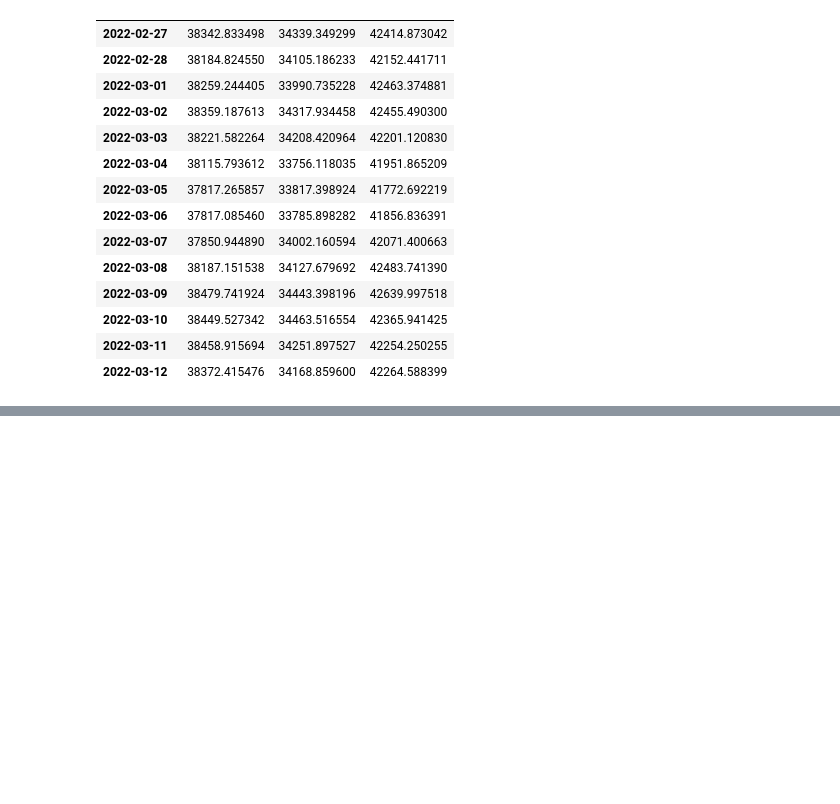
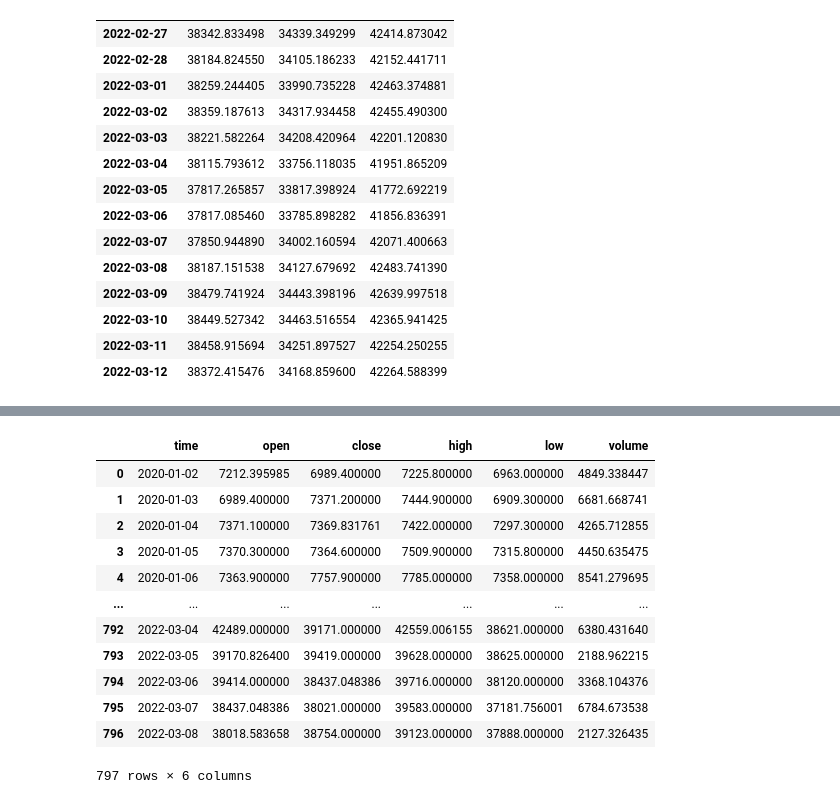
Before and after one commit to lamtrinh259/crypto_backend, a Jupyter notebook: Untitled.ipynb, the cells around one changed output, grey strips where cells are left out. Saved outputs shown, nothing was run; the diff lists cells and outputs as text; code cells hidden in the pictures; blank space fills up the shorter version.

```diff
--- a/Untitled.ipynb
+++ b/Untitled.ipynb
@@ -39,0 +127,17 @@ joblib.dump()
+# %%
+d_data = get_data_from_api(time='1D',frames=797,save_locally=False)
+d_data
+# %% [output]
+|  | time | open | close | high | low | volume |
+| 0 | 2020-01-02 | 7212.395985 | 6989.400000 | 7225.800000 | 6963.000000 | 4849.338447 |
+| 1 | 2020-01-03 | 6989.400000 | 7371.200000 | 7444.900000 | 6909.300000 | 6681.668741 |
+| 2 | 2020-01-04 | 7371.100000 | 7369.831761 | 7422.000000 | 7297.300000 | 4265.712855 |
+| 3 | 2020-01-05 | 7370.300000 | 7364.600000 | 7509.900000 | 7315.800000 | 4450.635475 |
+| 4 | 2020-01-06 | 7363.900000 | 7757.900000 | 7785.000000 | 7358.000000 | 8541.279695 |
+| ... | ... | ... | ... | ... | ... | ... |
+| 792 | 2022-03-04 | 42489.000000 | 39171.000000 | 42559.006155 | 38621.000000 | 6380.431640 |
+| 793 | 2022-03-05 | 39170.826400 | 39419.000000 | 39628.000000 | 38625.000000 | 2188.962215 |
+| 794 | 2022-03-06 | 39414.000000 | 38437.048386 | 39716.000000 | 38120.000000 | 3368.104376 |
+| 795 | 2022-03-07 | 38437.048386 | 38021.000000 | 39583.000000 | 37181.756001 | 6784.673538 |
+| 796 | 2022-03-08 | 38018.583658 | 38754.000000 | 39123.000000 | 37888.000000 | 2127.326435 |
+797 rows × 6 columns
```
Also changed, not shown: parts of 6 cells of this notebook, 1 other file.
